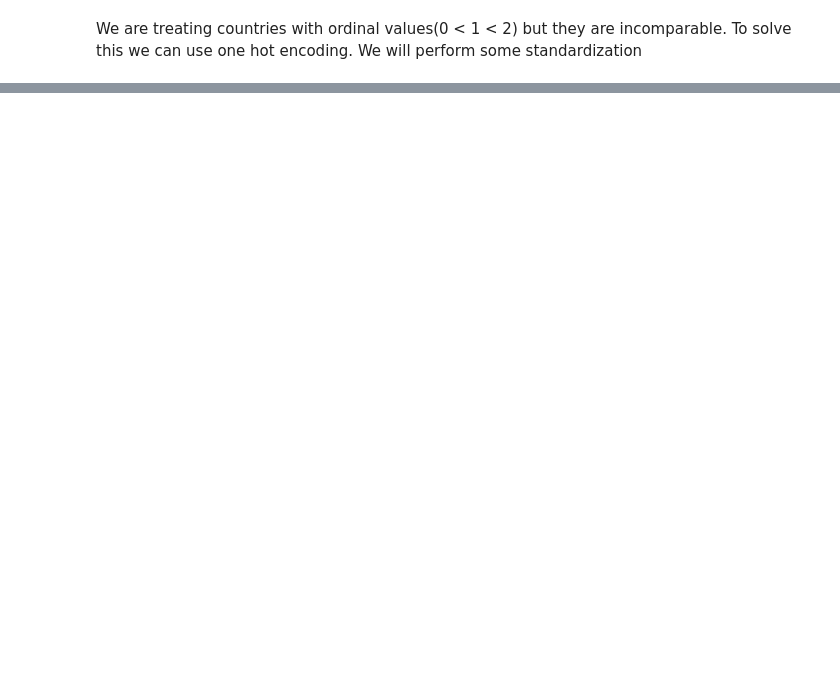
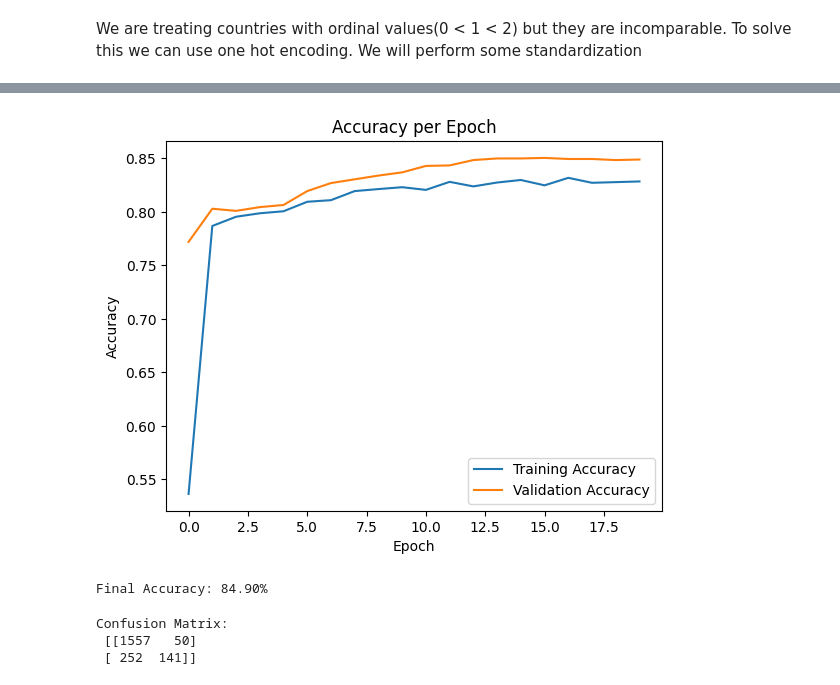
Before and after one commit to Vishwajeet-Londhe/SPPU-CSE-SEM7-Codes, a Jupyter notebook: LP-3/ML/3. Neural Network/3_Neural_Network.ipynb, the cells around one changed output, grey strips where cells are left out. Cells and saved outputs as stored; diff of their text form; code cells hidden in the pictures; blank space fills up the shorter version.

```diff
--- a/LP-3/ML/3. Neural Network/3_Neural_Network.ipynb
+++ b/LP-3/ML/3. Neural Network/3_Neural_Network.ipynb
@@ -50,3 +76,13 @@ array([1, 0, 1, ..., 1, 1, 0], shape=(10000,))
+# %%
+# 4. Initialize and build the Neural Network model
+model = Sequential()
+model.add(Dense(units=6, activation='relu', input_dim=X_train.shape[1]))
+model.add(Dropout(0.3))
+model.add(Dense(units=6, activation='relu'))
+model.add(Dense(units=1, activation='sigmoid'))
+# %%
+# Compile the model
+model.compile(optimizer='adam', loss='binary_crossentropy', metrics=['accuracy'])
 # %% [markdown]
 We are treating countries with ordinal values(0 < 1 < 2) but they are incomparable.
 To solve this we can use one hot encoding.
@@ -69,3 +89,0 @@ X = pipeline.fit_transform(X)
-# %%
-#Spilt the data
-X_train, X_test, y_train, y_test = train_test_split(X, Y, test_size = 0.2, random_state = 0)
@@ -80,4 +90,4 @@ classifier.add(Dense(1, activation='sigmoid'))
 # %%
-# Train ANN
-history = classifier.fit(X_train, y_train, batch_size=32, epochs=100, validation_split=0.1, verbose=2)
+# Train for 20 epochs
+history = model.fit(X_train, y_train, epochs=20, batch_size=32, validation_data=(X_test, y_test))
 # %% [output]
@@ -138,0 +139,23 @@ print(((cm[0][0] + cm[1][1])* 100) / len(y_test), '% of data was classified corr
+# %%
+# Accuracy per epoch
+plt.plot(history.history['accuracy'], label='Training Accuracy')
+plt.plot(history.history['val_accuracy'], label='Validation Accuracy')
+plt.title('Accuracy per Epoch')
+plt.xlabel('Epoch')
+plt.ylabel('Accuracy')
+plt.legend()
+plt.show()
+# %% [output]
+[figure, added]
+# %%
+acc = accuracy_score(y_test, y_pred)
+print("Final Accuracy: {:.2f}%".format(acc * 100))
+# %% [output]
+Final Accuracy: 84.90%
+# %%
+cm = confusion_matrix(y_test, y_pred)
+print("Confusion Matrix:\n", cm)
+# %% [output]
+Confusion Matrix:
+ [[1557   50]
+ [ 252  141]]
```
Also changed, not shown: parts of 21 cells of this notebook.
